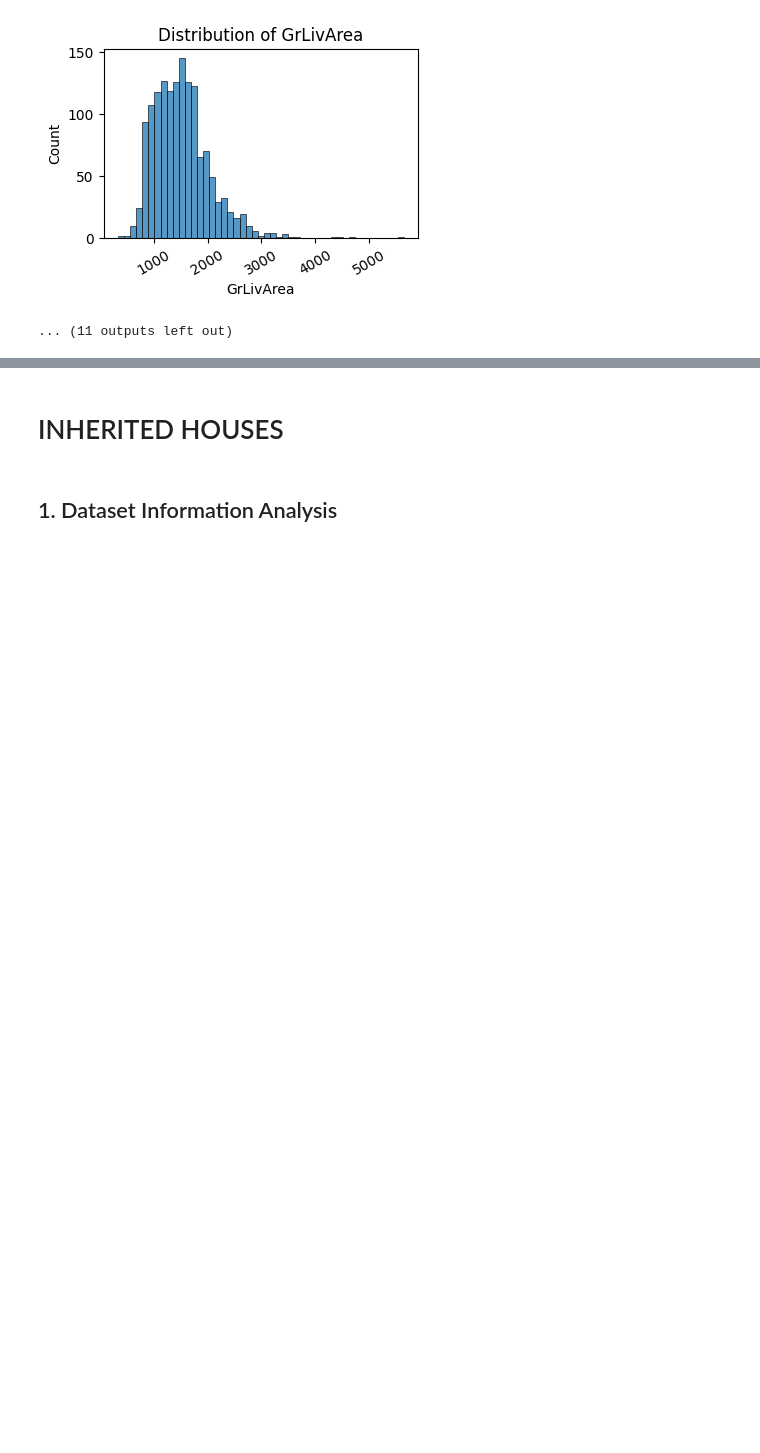
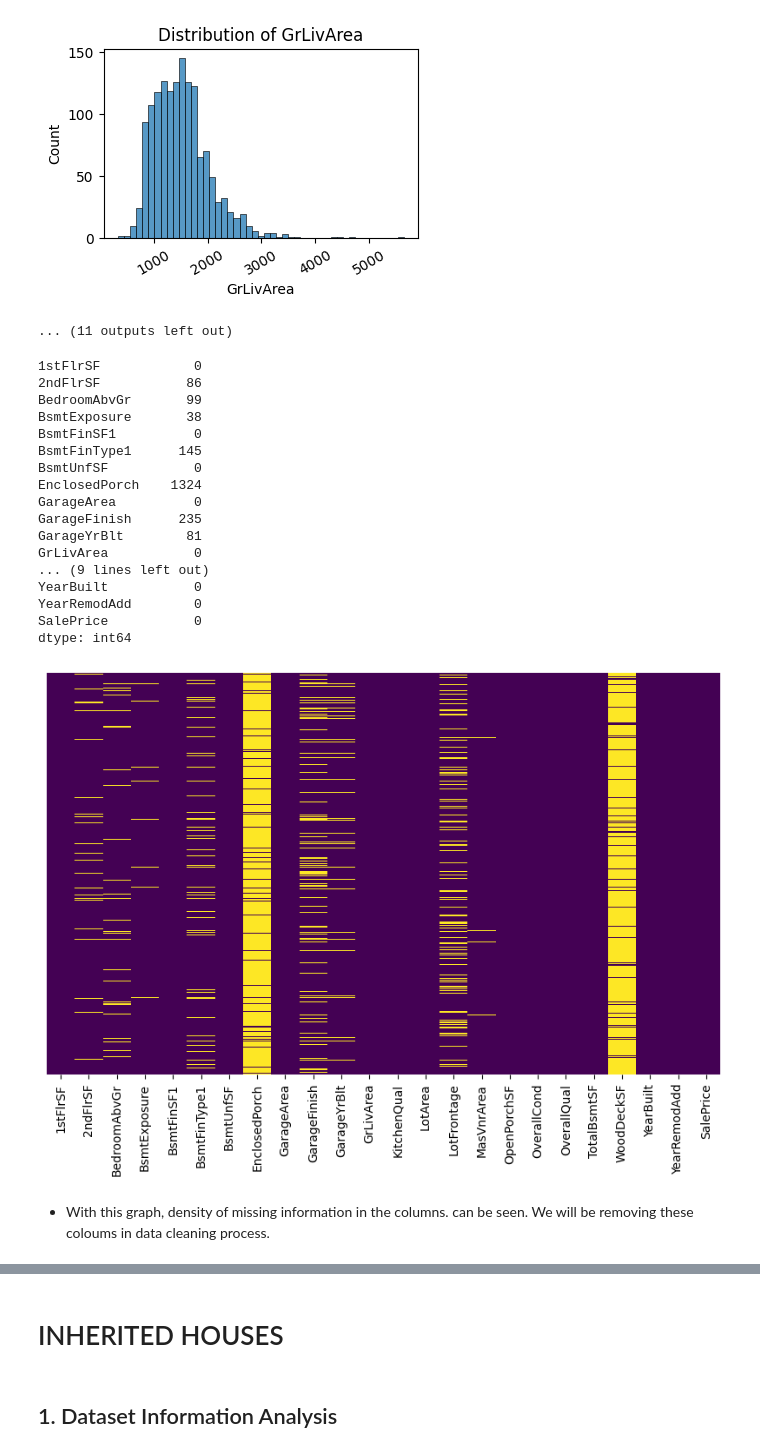
Before and after one commit to aksurcos/P5-Heritage-Housing, a Jupyter notebook: jupyter_notebooks/02_data_inspection.ipynb, the cells around one changed output, grey strips where cells are left out. Drawn from its saved outputs; the diff is of its cells as text; code cells hidden in the pictures; blank space fills up the shorter version.

Commit message:
data cleaning process

```diff
--- a/jupyter_notebooks/02_data_inspection.ipynb
+++ b/jupyter_notebooks/02_data_inspection.ipynb
@@ -167,3 +167,29 @@ for column in features_to_examine.columns:
 [figure]
 [figure]
 ... (11 outputs left out)
+# %%
+print(house_prices_df.isnull().sum())
+plt.figure(figsize=(10,6))
+sns.heatmap(house_prices_df.isnull(), yticklabels=False, cbar=False, cmap='viridis')
+plt.show()
+# %% [output]
+1stFlrSF            0
+2ndFlrSF           86
+BedroomAbvGr       99
+BsmtExposure       38
+BsmtFinSF1          0
+BsmtFinType1      145
+BsmtUnfSF           0
+EnclosedPorch    1324
+GarageArea          0
+GarageFinish      235
+GarageYrBlt        81
+GrLivArea           0
+... (9 lines left out)
+YearBuilt           0
+YearRemodAdd        0
+SalePrice           0
+dtype: int64
+[figure, added]
+# %% [markdown]
+- With this graph, density of missing information in the columns. can be seen. We will be removing these coloums in data cleaning process.
```
Also changed, not shown: parts of 4 cells of this notebook, 1 other file.
